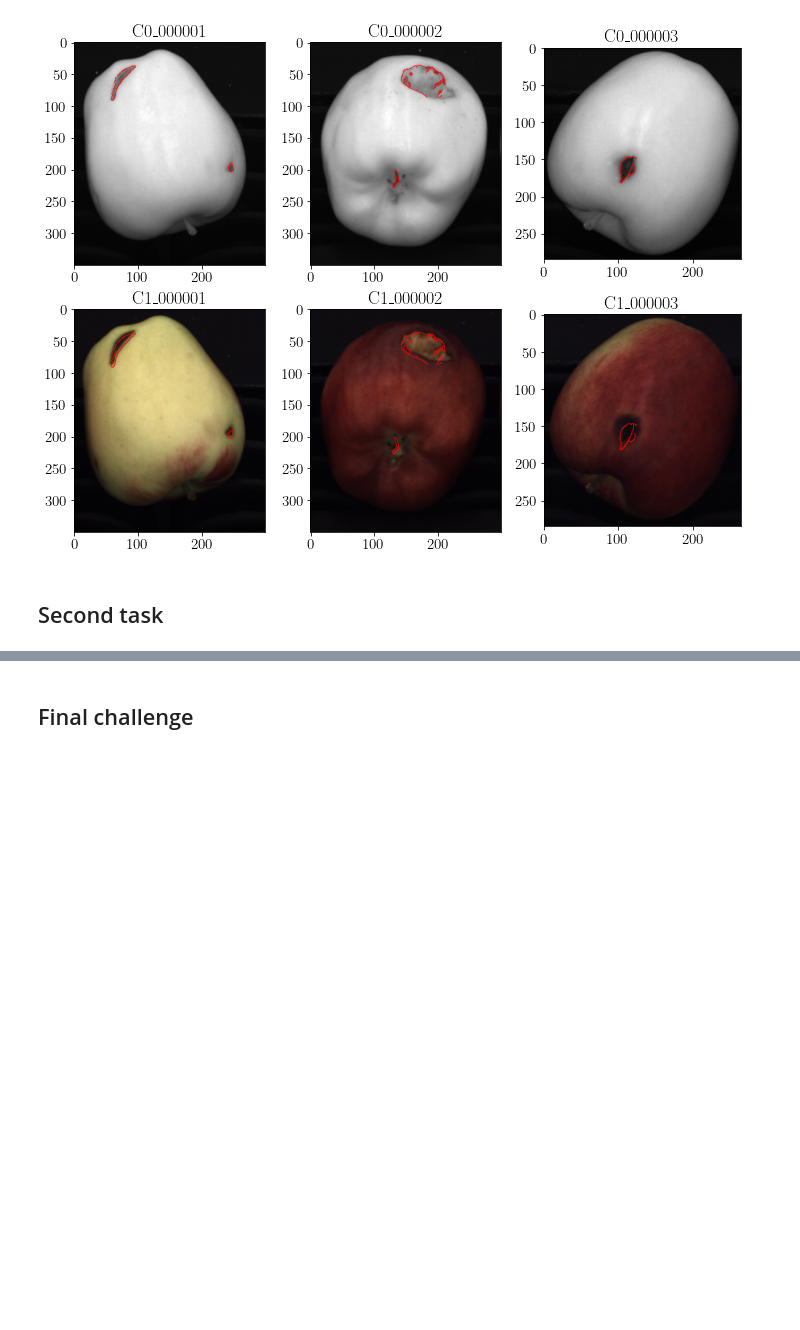
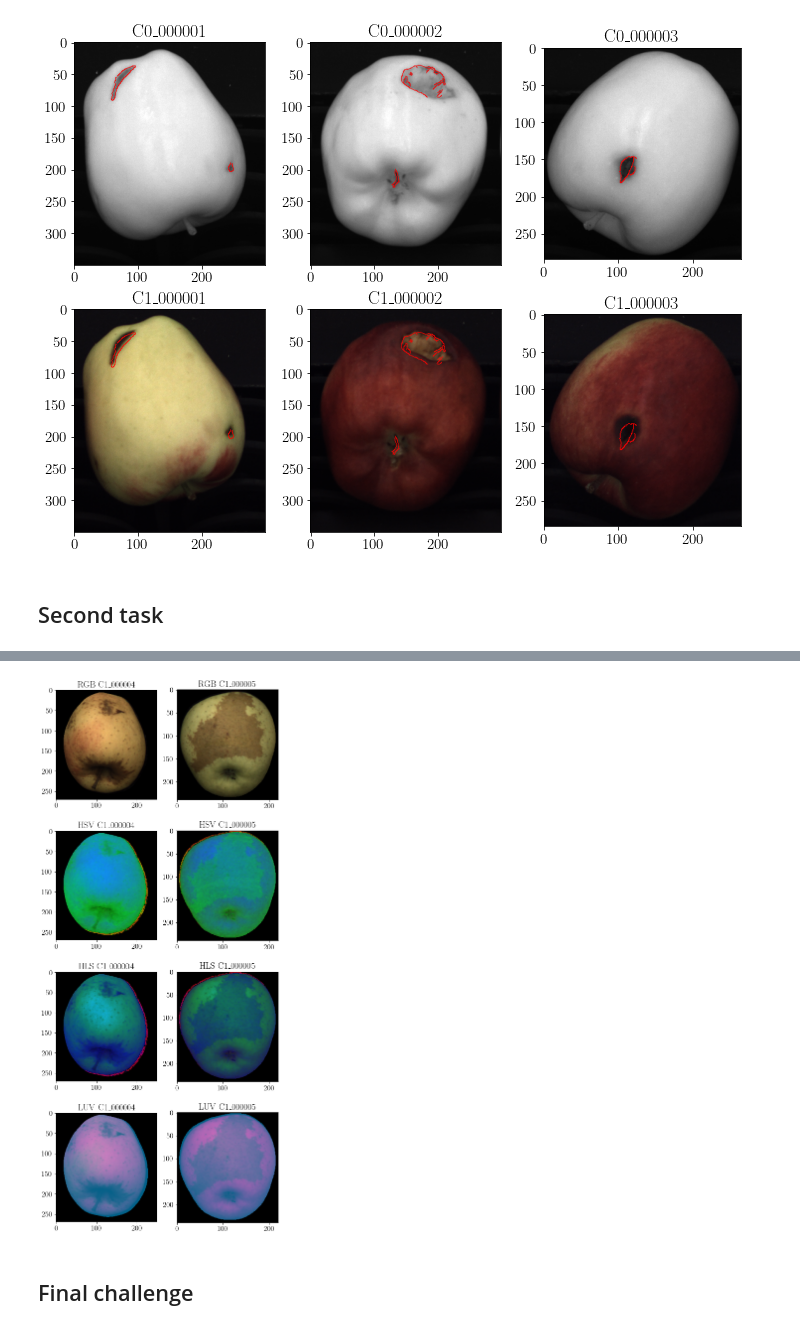
Before and after one commit to matteodonati/fruit_inspection, a Jupyter notebook: fruit_inspection.ipynb, the cells around one changed output, grey strips where cells are left out. Drawn from its saved outputs; the diff is of its cells as text; code cells hidden in the pictures; blank space fills up the shorter version.

```diff
--- a/fruit_inspection.ipynb
+++ b/fruit_inspection.ipynb
@@ -398,2 +450,70 @@ plt.show()
+# %%
+# List of masked RGB images.
+m_RGB_images = []
+
+# List of masked HSV images.
+m_HSV_images = []
+
+# List of masked HLS images.
+m_HLS_images = []
+
+# List of masked LUV images.
+m_LUV_images = []
+
+# Defining the figure object to be displayed.
+fig, ax = plt.subplots(4, N_images, figsize = (8, 20))
+
+# Thesholding the gray-scale images.
+for i in range(N_images):
+
+    # Applying the computed mask to the specific colour image.
+    m_RGB_images.append(colour_images[i] & cv2.cvtColor(fruit_masks[i], cv2.COLOR_GRAY2BGR))
+
+    # Adding the specific title.
+    ax[0, i].set_title("RGB " + colour_filenames[i])
+
+    # Plotting the computed binary mask.
+    ax[0, i].imshow(m_RGB_images[i], cmap = "gray")
+
+    # Computing the corresponding HSV image.
+    m_HSV_images.append(cv2.cvtColor(colour_images[i], cv2.COLOR_RGB2HSV))
+
+    # Applying the computed mask to the specific HSV image.
+    m_HSV_images[i] = m_HSV_images[i] & cv2.cvtColor(fruit_masks[i], cv2.COLOR_GRAY2BGR)
+
+    # Adding the specific title.
+    ax[1, i].set_title("HSV " + colour_filenames[i])
+
+    # Plotting the computed binary mask.
+    ax[1, i].imshow(m_HSV_images[i], cmap = "gray")
+
+    # Computing the corresponding HSL image.
+    m_HLS_images.append(cv2.cvtColor(colour_images[i], cv2.COLOR_RGB2HLS))
+
+    # Applying the computed mask to the specific HLS image.
+    m_HLS_images[i] = m_HLS_images[i] & cv2.cvtColor(fruit_masks[i], cv2.COLOR_GRAY2BGR)
+
+    # Adding the specific title.
+    ax[2, i].set_title("HLS " + colour_filenames[i])
+
+    # Plotting the computed binary mask.
+    ax[2, i].imshow(m_HLS_images[i], cmap = "gray")
+
+    # Computing the corresponding LUV image.
+    m_LUV_images.append(cv2.cvtColor(colour_images[i], cv2.COLOR_RGB2LUV))
+
+    # Applying the computed mask to the specific LUV image.
+    m_LUV_images[i] = m_LUV_images[i] & cv2.cvtColor(fruit_masks[i], cv2.COLOR_GRAY2BGR)
+
+    # Adding the specific title.
+    ax[3, i].set_title("LUV " + colour_filenames[i])
+
+    # Plotting the computed binary mask.
+    ax[3, i].imshow(m_LUV_images[i], cmap = "gray")
+
+# Showing the figure.
+plt.show()
+# %% [output]
+[figure, added]
 # %% [markdown]
 ## Final challenge
```
Also changed, not shown: parts of 4 cells of this notebook.
